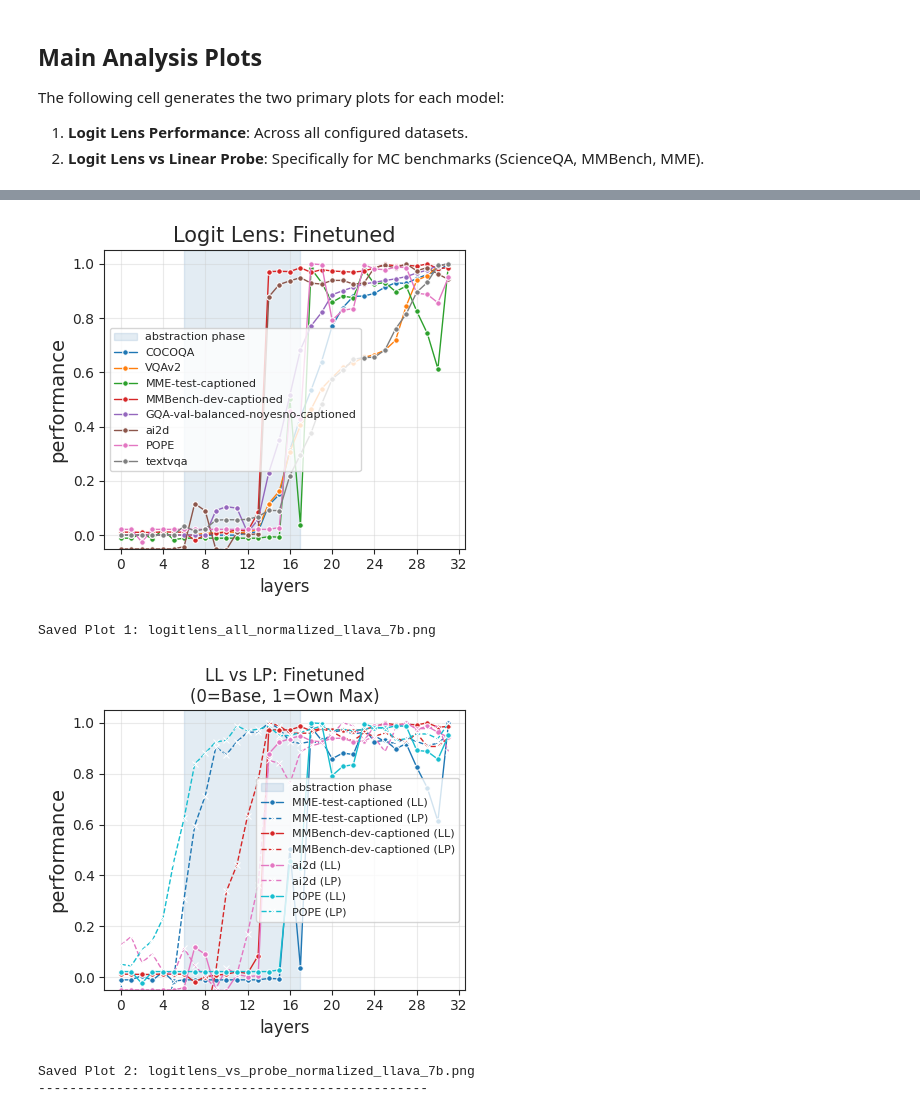
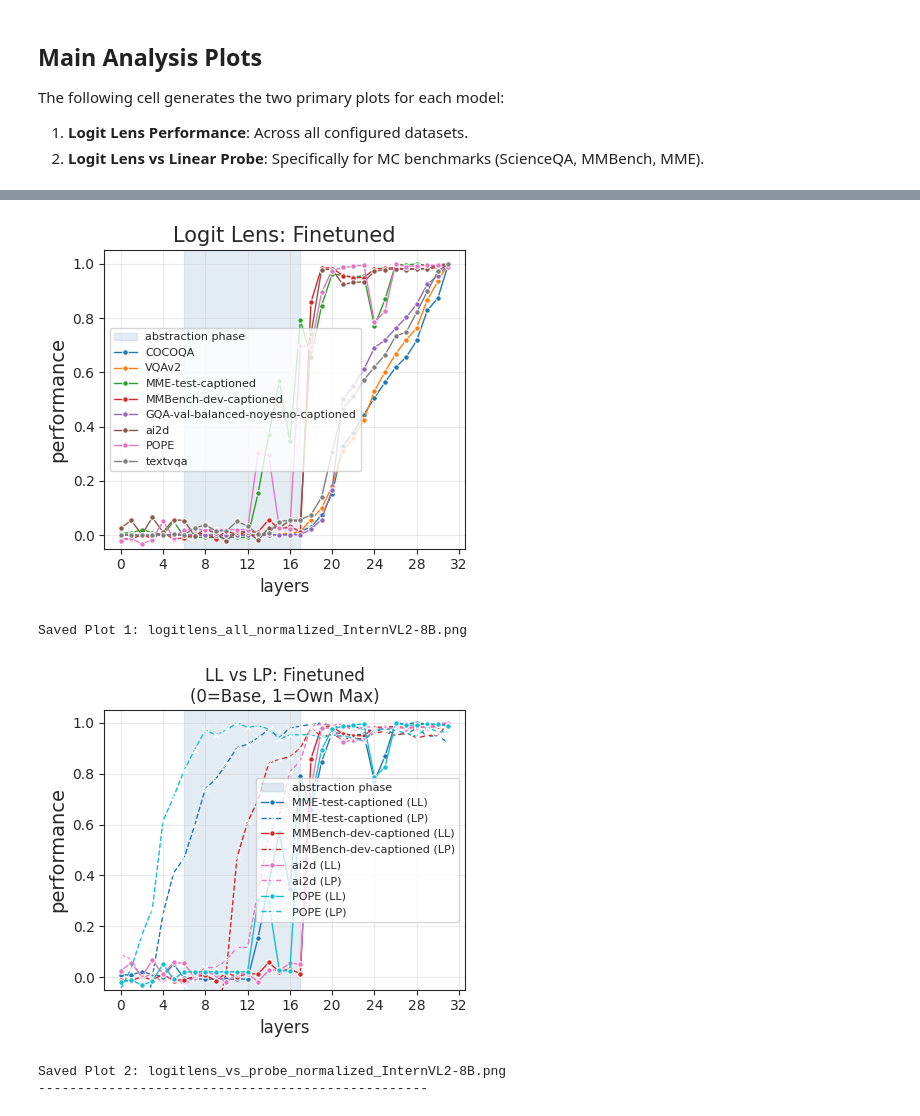
Before and after one commit to luisfpal/multimodal_finetuned_representations, a Jupyter notebook: plotting/logitlens_plots.ipynb, the cells around one changed output, grey strips where cells are left out. Drawn from its saved outputs; the diff is of its cells as text; code cells hidden in the pictures.

```diff
--- a/plotting/logitlens_plots.ipynb
+++ b/plotting/logitlens_plots.ipynb
@@ -58,7 +58,7 @@ MC_DATASETS = [
 # (model_path, model_label)
 MODELS = [
     # ("l11p/llava-v1.5-7b-pretrained-lbasile", "Pretrained"),
-    ("lbasile/llava_7b", "Finetuned"),
+    ("OpenGVLab/InternVL2-8B", "Finetuned"),
 ]
 
 def load_accuracies(results_dir, model_slug, dataset_slug, subset, mode="logit_lens"):
@@ -104,7 +104,7 @@ BASELINES = {
 }
 
 # Flag to toggle standard deviation shading
-SHOW_STD = False
+SHOW_STD = True
 
 def normalize_profile(arr, baseline):
     if arr is None: return None
@@ -256,7 +256,7 @@ Warning: File not found: /u/dssc/lbasile/scratch/plm/results/logitlens_evaluatio
-[figure, old version]
+[figure, new version]
-Saved Plot 1: logitlens_all_normalized_llava_7b.png
+Saved Plot 1: logitlens_all_normalized_InternVL2-8B.png
-[figure, old version]
+[figure, new version]
-Saved Plot 2: logitlens_vs_probe_normalized_llava_7b.png
+Saved Plot 2: logitlens_vs_probe_normalized_InternVL2-8B.png
 --------------------------------------------------
 # %%
 # --- Plot 3: Aggregated MME/MMBench vs QA ---
```
Also changed, not shown: parts of 2 cells of this notebook, 20 other files.
